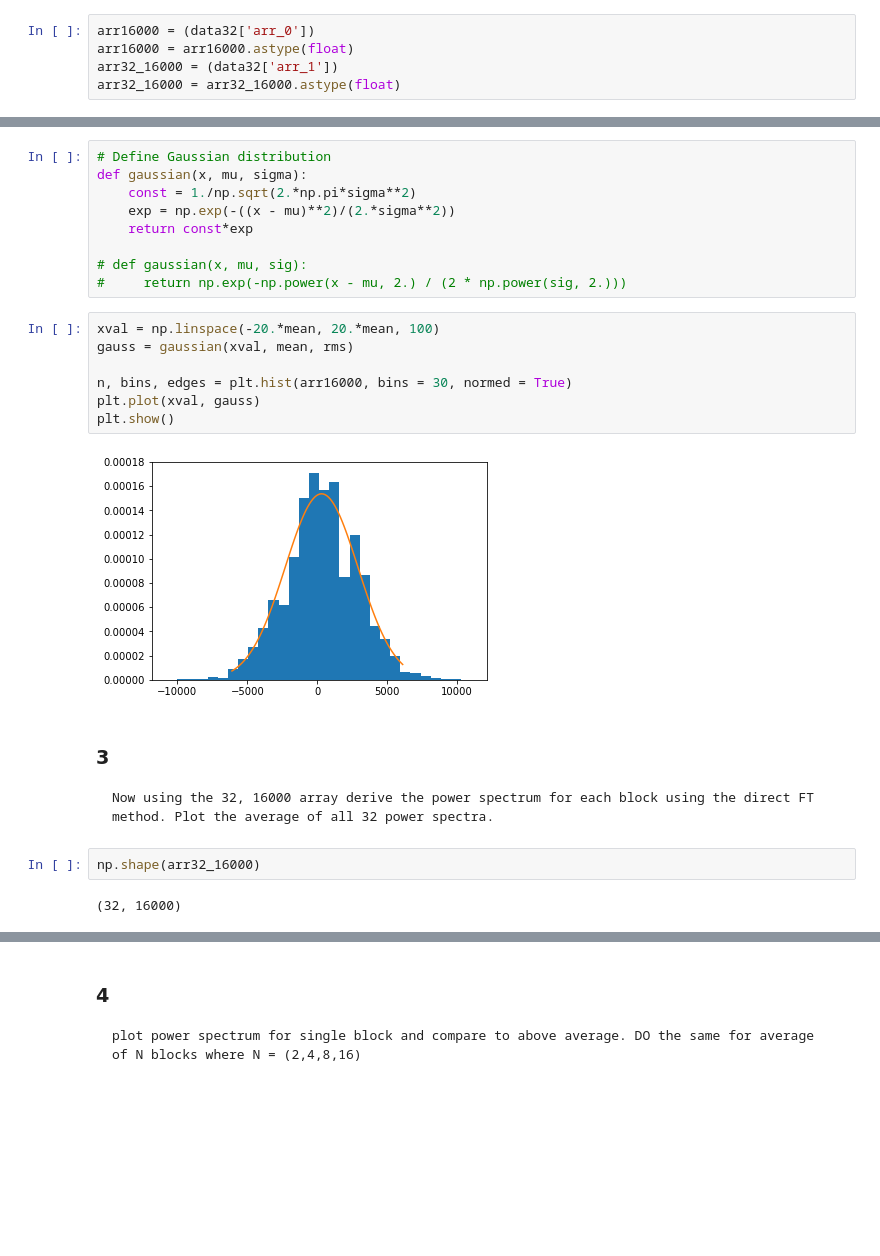
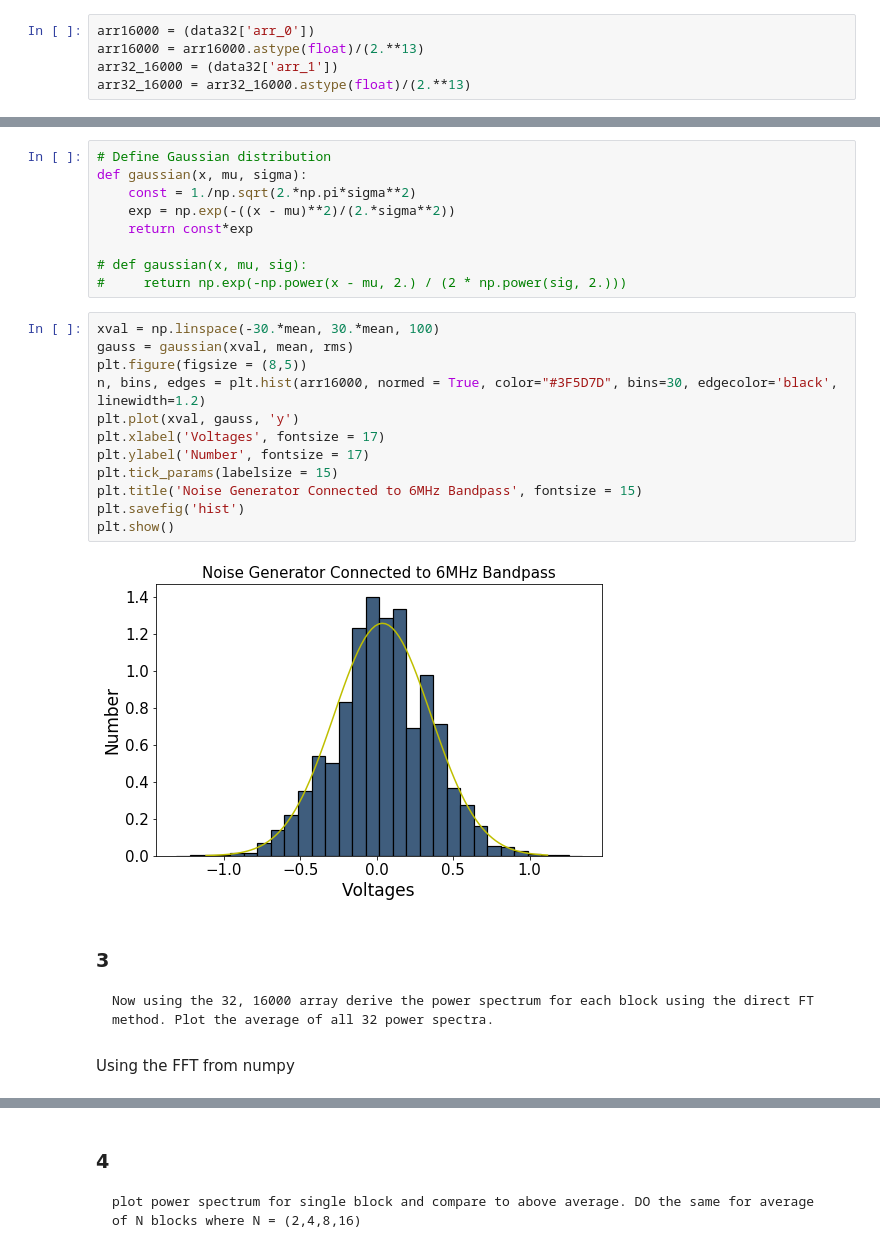
Before and after one commit to ahermosillo/ugastro121, a Jupyter notebook: Lab1/Lab1_dataAnalysis.ipynb, the cells around one changed output, grey strips where cells are left out. Drawn from its saved outputs; the diff is of its cells as text; blank space fills up the shorter version.

```diff
--- a/Lab1/Lab1_dataAnalysis.ipynb
+++ b/Lab1/Lab1_dataAnalysis.ipynb
@@ -348,8 +484,8 @@ NameError: name 'arr16000' is not defined
 # %%
 arr16000 = (data32['arr_0'])
-arr16000 = arr16000.astype(float)
+arr16000 = arr16000.astype(float)/(2.**13)
 arr32_16000 = (data32['arr_1'])
-arr32_16000 = arr32_16000.astype(float)
+arr32_16000 = arr32_16000.astype(float)/(2.**13)
 # %% [markdown]
 ### 1
     What is the mean voltage, mean square voltage, root-mean-square voltage?
@@ -379,19 +519,22 @@ def gaussian(x, mu, sigma):
 # def gaussian(x, mu, sig):
 #     return np.exp(-np.power(x - mu, 2.) / (2 * np.power(sig, 2.)))
 # %%
-xval = np.linspace(-20.*mean, 20.*mean, 100)
+xval = np.linspace(-30.*mean, 30.*mean, 100)
 gauss = gaussian(xval, mean, rms)
-
-n, bins, edges = plt.hist(arr16000, bins = 30, normed = True)
-plt.plot(xval, gauss)
+plt.figure(figsize = (8,5))
+n, bins, edges = plt.hist(arr16000, normed = True, color="#3F5D7D", bins=30, edgecolor='black', linewidth=1.2)
+plt.plot(xval, gauss, 'y')
+plt.xlabel('Voltages', fontsize = 17)
+plt.ylabel('Number', fontsize = 17)
+plt.tick_params(labelsize = 15)
+plt.title('Noise Generator Connected to 6MHz Bandpass', fontsize = 15)
+plt.savefig('hist')
 plt.show()
 # %% [output]
-[figure, old version]
+[figure, new version]
 # %% [markdown]
 ### 3
     Now using the 32, 16000 array derive the power spectrum for each block using the direct FT method. Plot the average of all 32 power spectra.
-# %%
-np.shape(arr32_16000)
-# %% [output]
-(32, 16000)
+# %% [markdown]
+Using the FFT from numpy
 # %%
```
Also changed, not shown: parts of 75 cells of this notebook, 33 other files.
